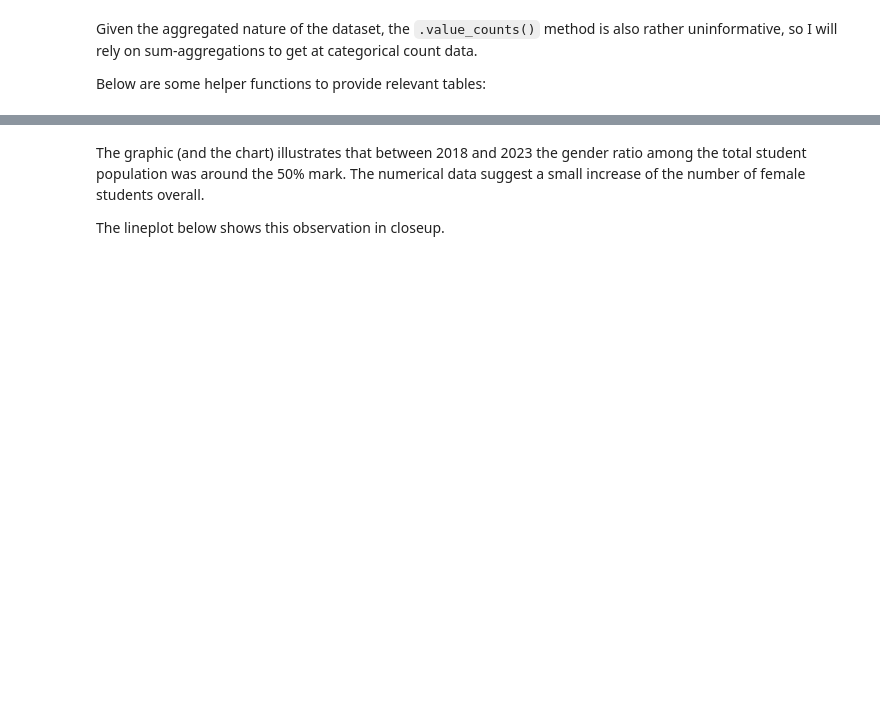
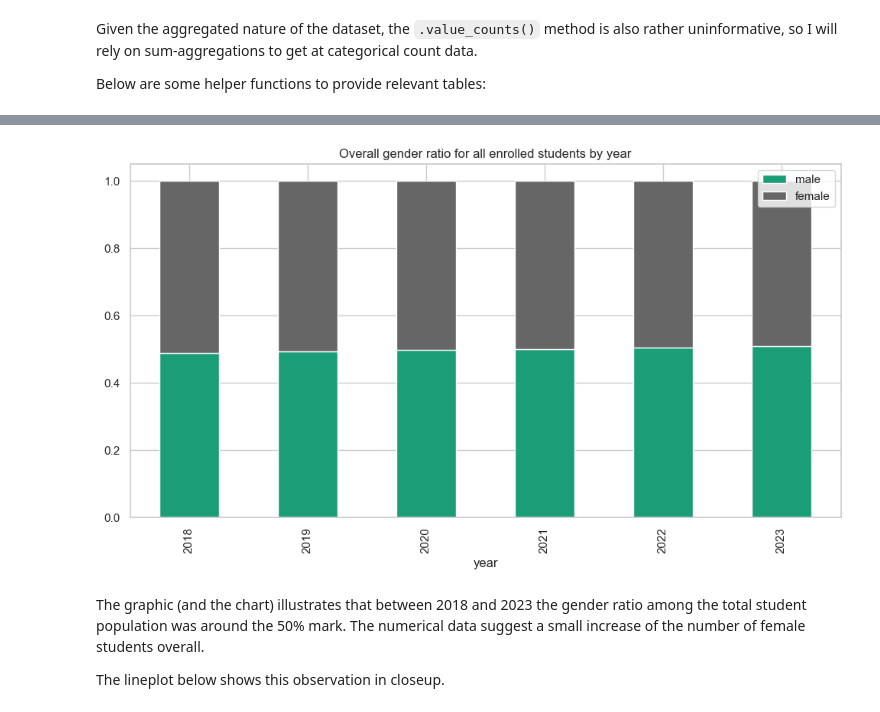
Before and after one commit to gfkpth/project-2-eda-sql, a Jupyter notebook: core_EDA.ipynb, the cells around one changed output, grey strips where cells are left out. Cells and saved outputs as stored; diff of their text form; code cells hidden in the pictures; blank space fills up the shorter version.

```diff
--- a/core_EDA.ipynb
+++ b/core_EDA.ipynb
@@ -1106,8 +1120,10 @@ df_s_genderyear
 # %%
-ax = df_s_genderyear.plot(kind='bar', stacked=True, colormap='Set2')
+ax = df_s_genderyear.plot(kind='bar', stacked=True, colormap='Dark2')
 ax.legend(['male','female'])
 plt.title('Overall gender ratio for all enrolled students by year')
 plt.show()
+# %% [output]
+[figure, added]
 # %% [markdown]
 The graphic (and the chart) illustrates that between 2018 and 2023 the gender ratio among the total student population was around the 50% mark. The numerical data suggest a small increase of the number of female students overall.
 
```
Also changed, not shown: parts of 95 cells of this notebook, 4 other files.
